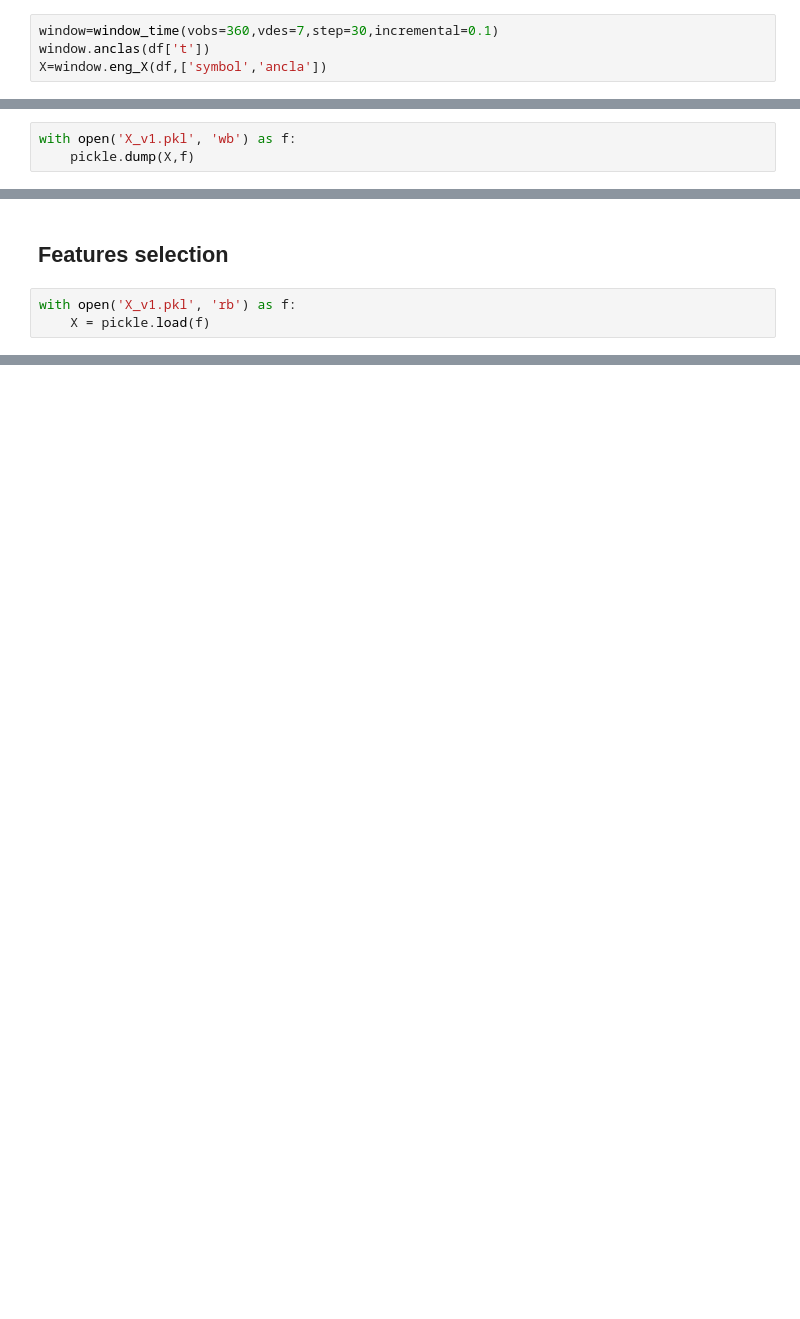
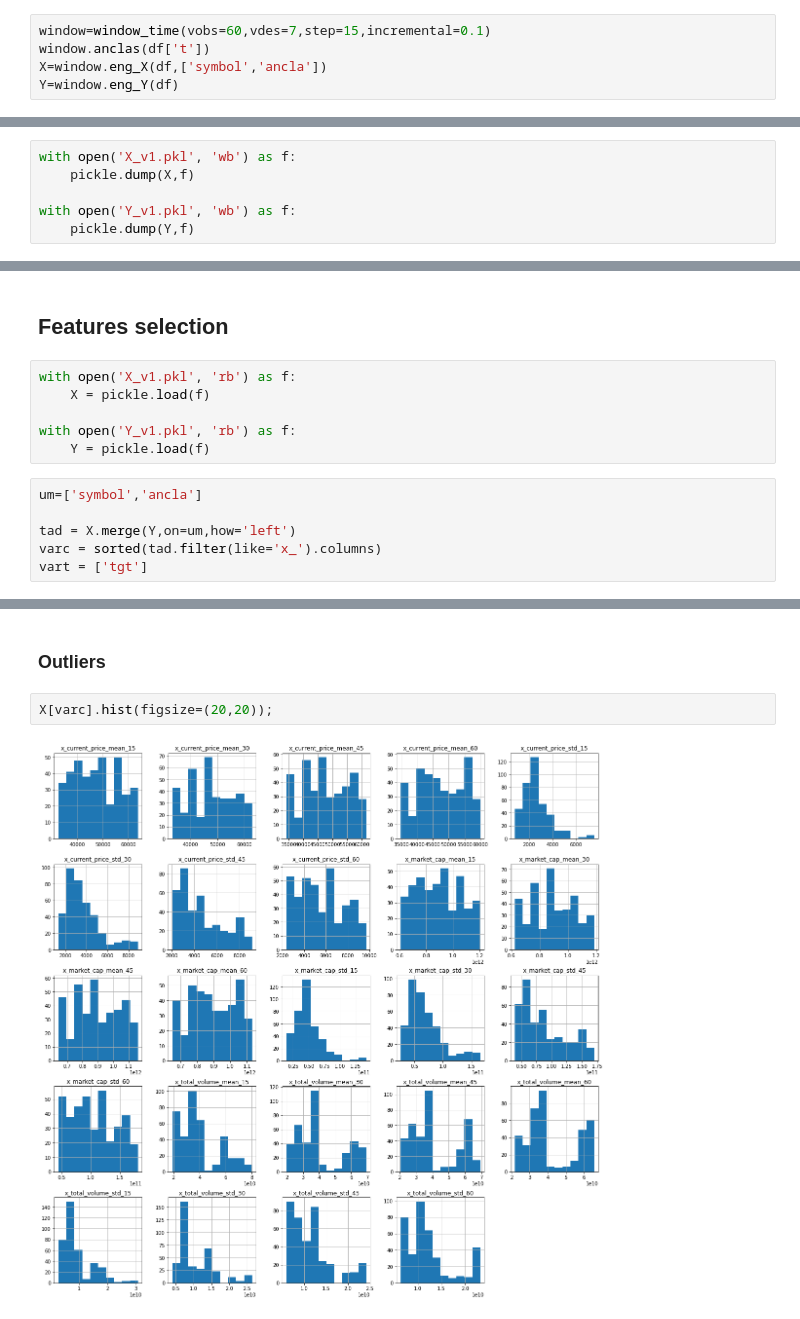
Before and after one commit to kennyldc/crispy-computing-machine, a Jupyter notebook: model/crypto_model_v1.ipynb, the cells around one changed output, grey strips where cells are left out. Cells and saved outputs as stored; diff of their text form; blank space fills up the shorter version.

```diff
--- a/model/crypto_model_v1.ipynb
+++ b/model/crypto_model_v1.ipynb
@@ -115,5 +169,6 @@ class window_time(object):
 # %%
-window=window_time(vobs=360,vdes=7,step=30,incremental=0.1)
+window=window_time(vobs=60,vdes=7,step=15,incremental=0.1)
 window.anclas(df['t'])
 X=window.eng_X(df,['symbol','ancla'])
+Y=window.eng_Y(df)
 # %% [markdown]
@@ -121,3 +176,6 @@ Save X dataframe... because it takes a lot of time
 # %%
 with open('X_v1.pkl', 'wb') as f:
     pickle.dump(X,f)
+
+with open('Y_v1.pkl', 'wb') as f:
+    pickle.dump(Y,f)
@@ -126,3 +192,12 @@ with open('X_v1.pkl', 'wb') as f:
 # %%
 with open('X_v1.pkl', 'rb') as f:
     X = pickle.load(f)
+
+with open('Y_v1.pkl', 'rb') as f:
+    Y = pickle.load(f)
+# %%
+um=['symbol','ancla']
+
+tad = X.merge(Y,on=um,how='left')
+varc = sorted(tad.filter(like='x_').columns)
+vart = ['tgt']
@@ -128,0 +231,6 @@ with open('X_v1.pkl', 'rb') as f:
+# %% [markdown]
+### Outliers
+# %%
+X[varc].hist(figsize=(20,20));
+# %% [output]
+[figure, added]
```
Also changed, not shown: parts of 30 cells of this notebook.
